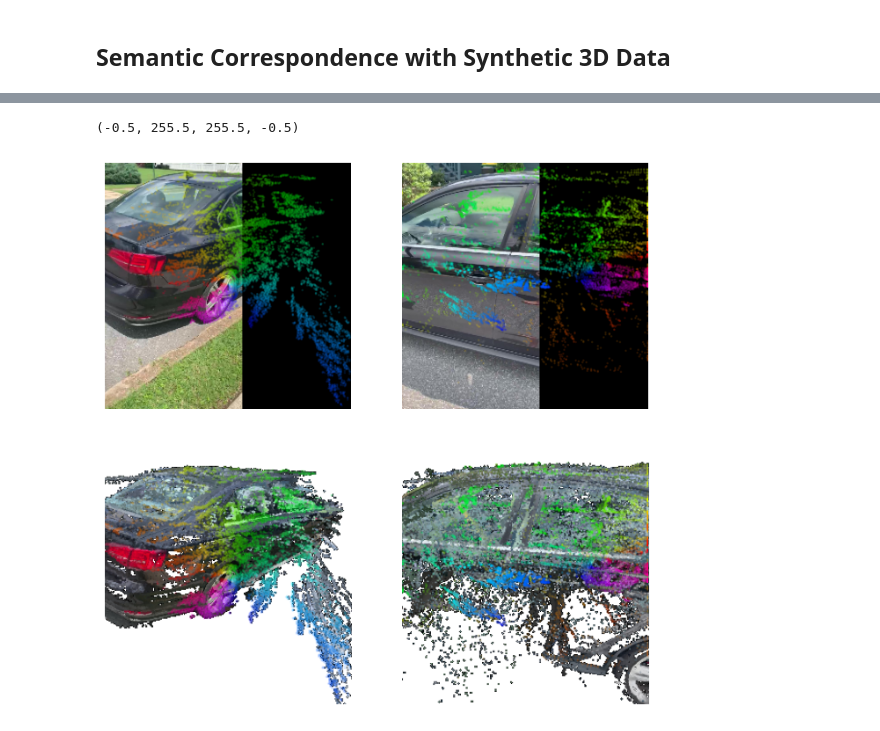
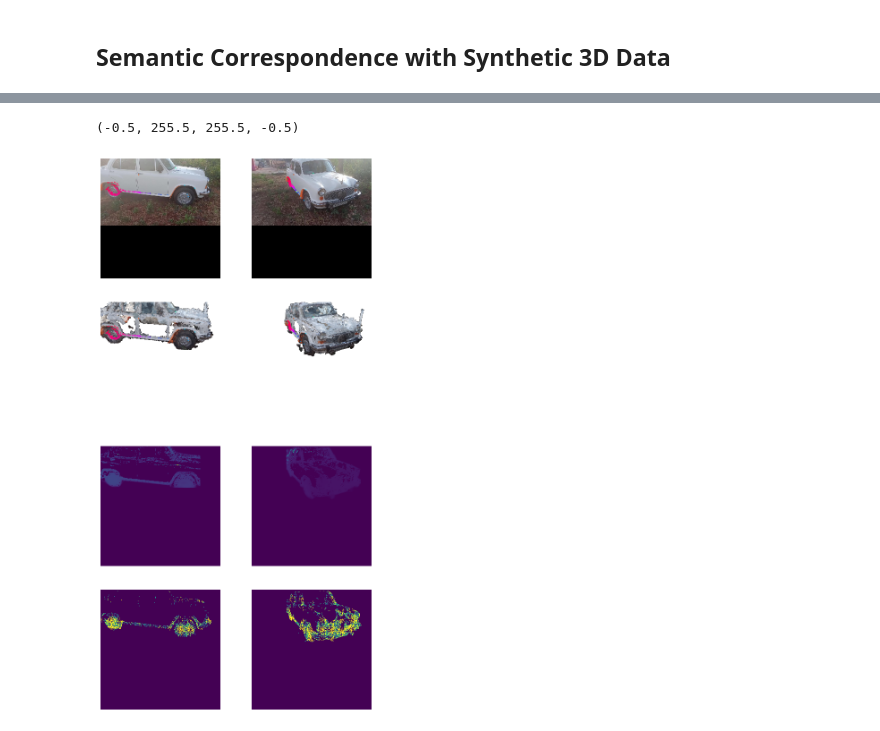
Before and after one commit to FrankFundel/DistillDIFT, a Jupyter notebook: notebooks/test_3d.ipynb, the cells around one changed output, grey strips where cells are left out. Cells and saved outputs as stored; diff of their text form; code cells hidden in the pictures.

```diff
--- a/notebooks/test_3d.ipynb
+++ b/notebooks/test_3d.ipynb
@@ -21,6 +21,7 @@ _CO3DV2_DATASET_ROOT = "/export/group/datasets/co3d"
 category = "car"
 dataset_root = _CO3DV2_DATASET_ROOT
 print(os.listdir(dataset_root))
+print(len(['teddybear', 'carrot', 'toytrain', 'kite', 'wineglass', 'plant', 'couch', 'parkingmeter', 'mouse', 'broccoli', 'toytruck', 'toybus', 'bench', 'laptop', 'remote', 'hairdryer', 'donut', 'handbag', 'toaster', 'cake', 'orange', 'cup', 'toyplane', 'backpack', 'sandwich', 'vase', 'chair', 'bottle', 'car', 'hotdog', 'microwave', 'tv', 'stopsign', 'cellphone', 'hydrant', 'baseballglove', 'apple', 'motorcycle', 'keyboard', 'bowl', 'banana', 'suitcase', 'book', 'skateboard', 'pizza', 'ball', 'frisbee', 'toilet', 'bicycle', 'baseballbat', 'umbrella']))
 frame_file = os.path.join(dataset_root, category, "frame_annotations.jgz")
 sequence_file = os.path.join(dataset_root, category, "sequence_annotations.jgz")
 image_size = 256
@@ -34,10 +35,11 @@ dataset = JsonIndexDataset(
     image_height=image_size,
     image_width=image_size,
     load_point_clouds=True,
-    box_crop=False,
     mask_images=False,
     load_images=True,
-    load_masks=True
+    load_masks=True,
+    mask_depths=True,
+    box_crop=False,
 )
 device = torch.device("cuda:0" if torch.cuda.is_available() else "cpu")
 # %% [output]
@@ -45,29 +53,32 @@ device = torch.device("cuda:0" if torch.cuda.is_available() else "cpu")
 # %%
-import random
-from utils.three_d import get_depth_point_cloud_pytorch3d
 from matplotlib import pyplot as plt
 from pytorch3d.renderer.cameras import get_screen_to_ndc_transform
 
 # 1. Sample random sequence from dataset
-random_index = random.randint(0, len(dataset.seq_annots.keys()))
+random_index = random.randint(0, len(dataset.seq_annots.keys()) - 1)
 sequence_name = list(dataset.seq_annots.keys())[random_index]
+
 point_cloud, sequence_frame_data = get_implicitron_sequence_pointcloud(
     dataset,
     sequence_name=sequence_name,
     mask_points=True,
-    max_frames=16,
+    max_frames=2,
     num_workers=1,
     load_dataset_point_cloud=True,
 )
 point_cloud = point_cloud.to(device)
 
 # 2. Sample two random frames from the sequence which are not the same
-frame_indices = random.sample(range(len(sequence_frame_data.frame_number)), 2)
+frame_indices = range(len(sequence_frame_data.frame_number))
 source_idx, target_idx = frame_indices
 source_image = sequence_frame_data.image_rgb[source_idx]
 source_camera = sequence_frame_data.camera.to(device)[source_idx]
 target_image = sequence_frame_data.image_rgb[target_idx]
 target_camera = sequence_frame_data.camera.to(device)[target_idx]
+source_depth_mask = sequence_frame_data.depth_mask[source_idx].squeeze(0).cuda()
+target_depth_mask = sequence_frame_data.depth_mask[target_idx].squeeze(0).cuda()
+source_depth = sequence_frame_data.depth_map[source_idx].squeeze(0).cuda()
+target_depth = sequence_frame_data.depth_map[target_idx].squeeze(0).cuda()
 
 # 4. Render source and target images
 source_image_render, _, _ = render_point_cloud_pytorch3d(
@@ -81,15 +92,6 @@ source_image_render, _, _ = render_point_cloud_pytorch3d(
 )
 source_rendered_image = source_image_render[0].clamp(0.0, 1.0).cpu()
 
-source_depth = get_depth_point_cloud_pytorch3d(
-    source_camera,
-    point_cloud,
-    render_size=(image_size, image_size),
-    point_radius=1e-2,
-    topk=10,
-    bin_size=0,
-)
-
 target_image_render, _, _ = render_point_cloud_pytorch3d(
     target_camera,
     point_cloud,
@@ -101,62 +103,70 @@ target_image_render, _, _ = render_point_cloud_pytorch3d(
 )
 target_rendered_image = target_image_render[0].clamp(0.0, 1.0).cpu()
 
-target_depth = get_depth_point_cloud_pytorch3d(
-    target_camera,
-    point_cloud,
-    render_size=(image_size, image_size),
-    point_radius=1e-2,
-    topk=10,
-    bin_size=0,
-)
-
-def get_nonzero_points(depth):
-    nz_indices = (depth > 0).nonzero()
+def get_nonzero_points(depth, mask):
+    nz_indices = (mask > 0).nonzero()
     depth_values = depth[nz_indices[:, 0], nz_indices[:, 1]]
-    return torch.stack((nz_indices[:, 0], nz_indices[:, 1], depth_values), dim=1) # Y, X, Z in screen space
+    return torch.stack((nz_indices[:, 1], nz_indices[:, 0], depth_values), dim=1) # X, Y, Z in screen space
 
 # 5. Determine corresponding point on target image using point cloud and camera info
-source_points = get_nonzero_points(source_depth[0].squeeze(0))
-source_points_3d = source_points[:, [1, 0, 2]] # X, Y, Z in screen space
+source_points_3d = get_nonzero_points(source_depth, source_depth_mask) # X, Y, Z in screen space
 source_points_3d = get_screen_to_ndc_transform(source_camera, image_size=(image_size, image_size), with_xyflip=True).transform_points(source_points_3d) # X, Y, Z in NDC
 source_points_3d = source_camera.unproject_points(source_points_3d, world_coordinates=True, from_ndc=True) # X, Y, Z in world space
+
+source_points = source_camera.transform_points_screen(source_points_3d, image_size=(image_size, image_size)) # Y, X, Z in screen space
+source_points = source_points[:, [1, 0]].long().clamp(0, image_size - 1)
+
 target_points_3d = target_camera.transform_points_screen(source_points_3d, image_size=(image_size, image_size)) # Y, X, Z in screen space
 target_points = target_points_3d[:, [1, 0]].long().clamp(0, image_size - 1)
 
+# Remove points that are outside of the image
+valid_indices = (target_points[:, 0] >= 0) & (target_points[:, 0] < image_size) & (target_points[:, 1] >= 0) & (target_points[:, 1] < image_size)
+source_points = source_points[valid_indices]
+target_points = target_points[valid_indices]
+
 # Mask out points that are not visible in target image by comparing depth values of rendered target depth and correspondence target depth
-target_depth = target_depth[0].squeeze(0)
 depth_values = target_depth[target_points[:, 0], target_points[:, 1]]
 temp_points = torch.stack((target_points[:, 0], target_points[:, 1], depth_values), dim=1)
 temp_points = get_screen_to_ndc_transform(target_camera, image_size=(image_size, image_size), with_xyflip=True).transform_points(temp_points[:, [1, 0, 2]])
 temp_points = target_camera.unproject_points(temp_points, world_coordinates=True, from_ndc=True)
 temp_points = target_camera.transform_points_screen(temp_points, image_size=(image_size, image_size))
-target_indices = torch.abs(target_points_3d[:, 2] - temp_points[:, 2]) < 0.01 # thickness threshold
+depth_values_t = target_points_3d[:, 2]
+depth_values = temp_points[:, 2]
+target_indices = torch.abs(depth_values_t - depth_values) < 0.01 # thickness threshold
+
+target_indices2 = target_depth_mask[target_points[:, 0], target_points[:, 1]] > .5
+target_indices = target_indices2 & target_indices
+
 target_points = target_points[target_indices]
-
-# Update source points (optional)
-source_points = source_camera.transform_points_screen(source_points_3d, image_size=(image_size, image_size)) # Y, X, Z in screen space
-source_points = source_points[:, [1, 0]].long().clamp(0, image_size - 1)
-source_points = source_points[target_indices] # Only keep points that are visible in target image
+source_points = source_points[target_indices]
 
 # rainbow color map
 grid_center = torch.max(source_points, dim=0)[0] / 2
 angles = torch.arctan2(source_points[:, 0] - grid_center[0], source_points[:, 1] - grid_center[1])
 normalized_angles = (angles + torch.pi) / (2 * torch.pi)
 colors = plt.get_cmap('hsv')(normalized_angles.cpu())
 
-fig, ax = plt.subplots(2, 2, figsize=(8, 8))
+fig, ax = plt.subplots(4, 2, figsize=(8, 16))
 ax[0, 0].imshow(source_image.permute(1, 2, 0))
-ax[0, 0].scatter(source_points[:, 1].cpu(), source_points[:, 0].cpu(), c=colors, s=1, alpha=[0.1] * len(source_points))
+ax[0, 0].scatter(source_points[:, 1].cpu(), source_points[:, 0].cpu(), c=colors, s=1, alpha=[0.5] * len(source_points), )
 ax[0, 0].axis("off")
 ax[0, 1].imshow(target_image.permute(1, 2, 0))
-ax[0, 1].scatter(target_points[:, 1].cpu(), target_points[:, 0].cpu(), c=colors, s=1, alpha=[0.1] * len(target_points))
+ax[0, 1].scatter(target_points[:, 1].cpu(), target_points[:, 0].cpu(), c=colors, s=1, alpha=[0.5] * len(target_points))
 ax[0, 1].axis("off")
 ax[1, 0].imshow(source_rendered_image.permute(1, 2, 0))
-ax[1, 0].scatter(source_points[:, 1].cpu(), source_points[:, 0].cpu(), c=colors, s=1, alpha=[0.1] * len(source_points))
+ax[1, 0].scatter(source_points[:, 1].cpu(), source_points[:, 0].cpu(), c=colors, s=1, alpha=[0.5] * len(source_points))
 ax[1, 0].axis("off")
 ax[1, 1].imshow(target_rendered_image.permute(1, 2, 0))
-ax[1, 1].scatter(target_points[:, 1].cpu(), target_points[:, 0].cpu(), c=colors, s=1, alpha=[0.1] * len(target_points))
+ax[1, 1].scatter(target_points[:, 1].cpu(), target_points[:, 0].cpu(), c=colors, s=1, alpha=[0.5] * len(target_points))
 ax[1, 1].axis("off")
+ax[2, 1].imshow(target_depth.squeeze(0).cpu())
+ax[2, 1].axis("off")
+ax[2, 0].imshow(source_depth.squeeze(0).cpu())
+ax[2, 0].axis("off")
+ax[3, 0].imshow(source_depth_mask.cpu())
+ax[3, 0].axis("off")
+ax[3, 1].imshow(target_depth_mask.cpu())
+ax[3, 1].axis("off")
 # %% [output]
 (-0.5, 255.5, 255.5, -0.5)
-[figure, old version]
+[figure, new version]
```
Also changed, not shown: parts of 3 cells of this notebook, 8 other files.
